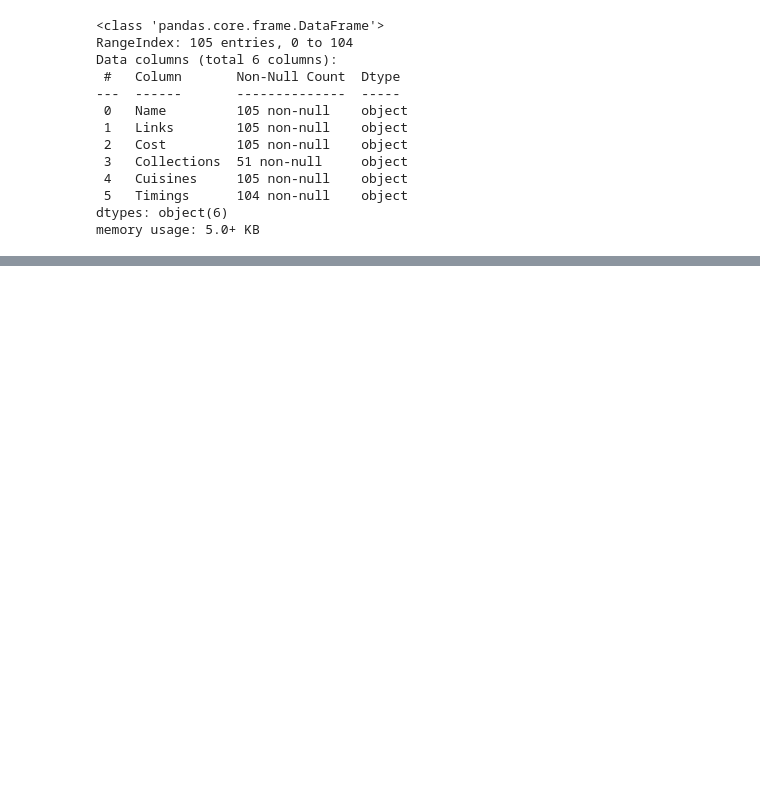
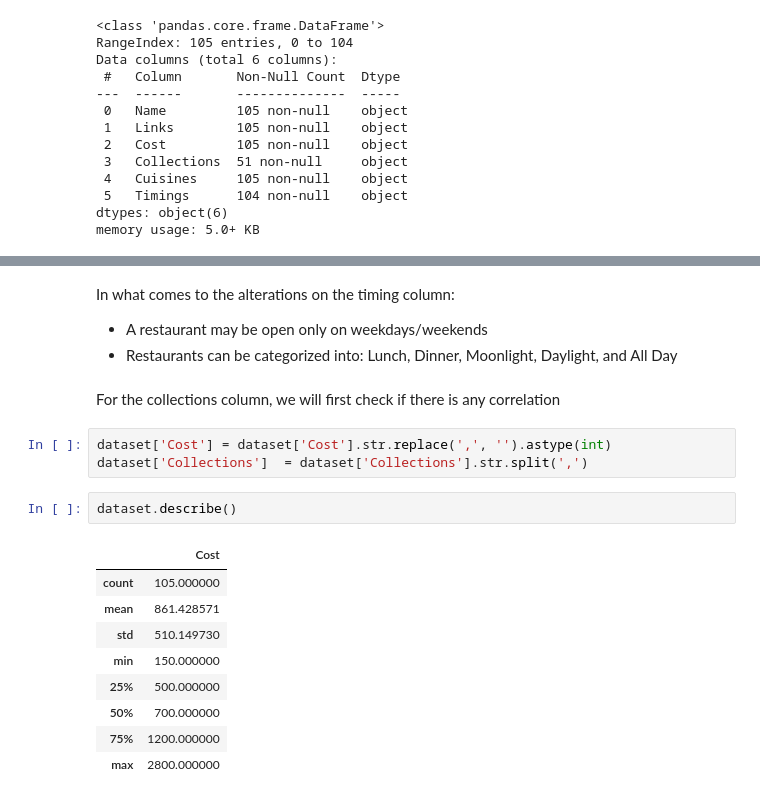
Before and after one commit to C-ph3r/Hyderabadi-Word-Soup, a Jupyter notebook: exploration_105.ipynb, the cells around one changed output, grey strips where cells are left out. Drawn from its saved outputs; the diff is of its cells as text; blank space fills up the shorter version.

```diff
--- a/exploration_105.ipynb
+++ b/exploration_105.ipynb
@@ -49,0 +56,21 @@ In this dataset, we have the following issues:
+# %% [markdown]
+In what comes to the alterations on the timing column:
+- A restaurant may be open only on weekdays/weekends
+- Restaurants can be categorized into: Lunch, Dinner, Moonlight, Daylight, and All Day
+# %% [markdown]
+For the collections column, we will first check if there is any correlation
+# %%
+dataset['Cost'] = dataset['Cost'].str.replace(',', '').astype(int)
+dataset['Collections']  = dataset['Collections'].str.split(',')
+# %%
+dataset.describe()
+# %% [output]
+|  | Cost |
+| count | 105.000000 |
+| mean | 861.428571 |
+| std | 510.149730 |
+| min | 150.000000 |
+| 25% | 500.000000 |
+| 50% | 700.000000 |
+| 75% | 1200.000000 |
+| max | 2800.000000 |
```
Also changed, not shown: parts of 7 cells of this notebook.
